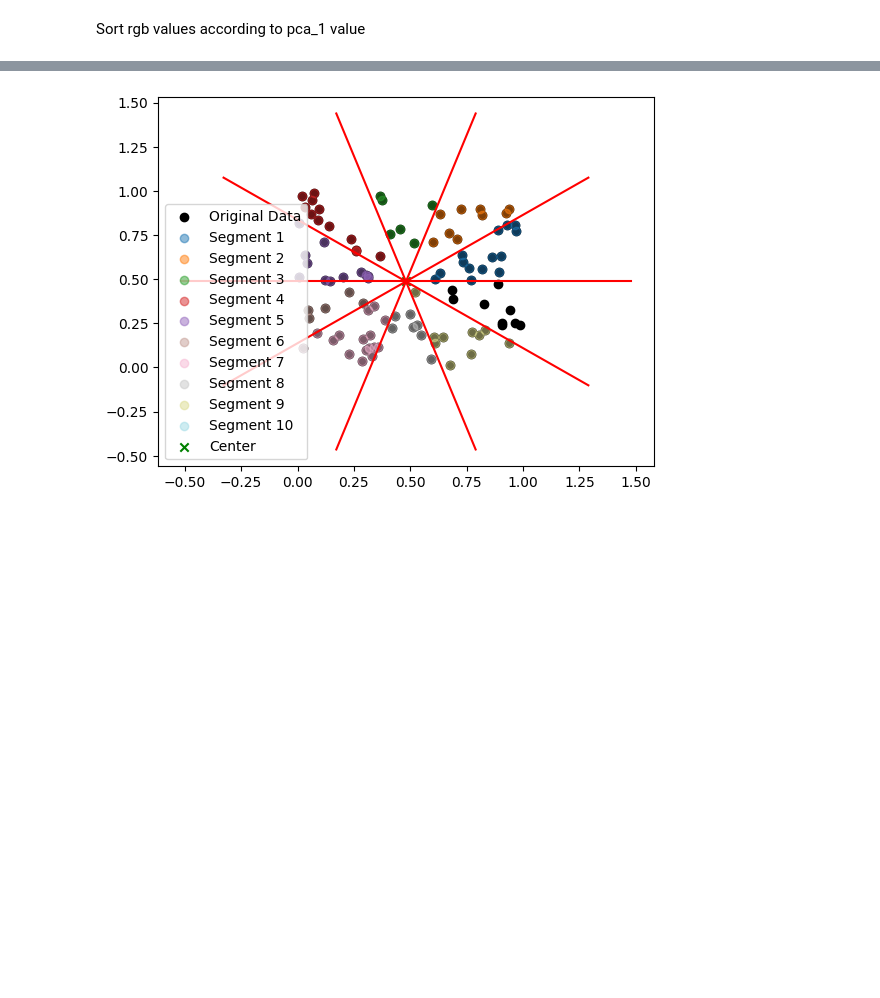
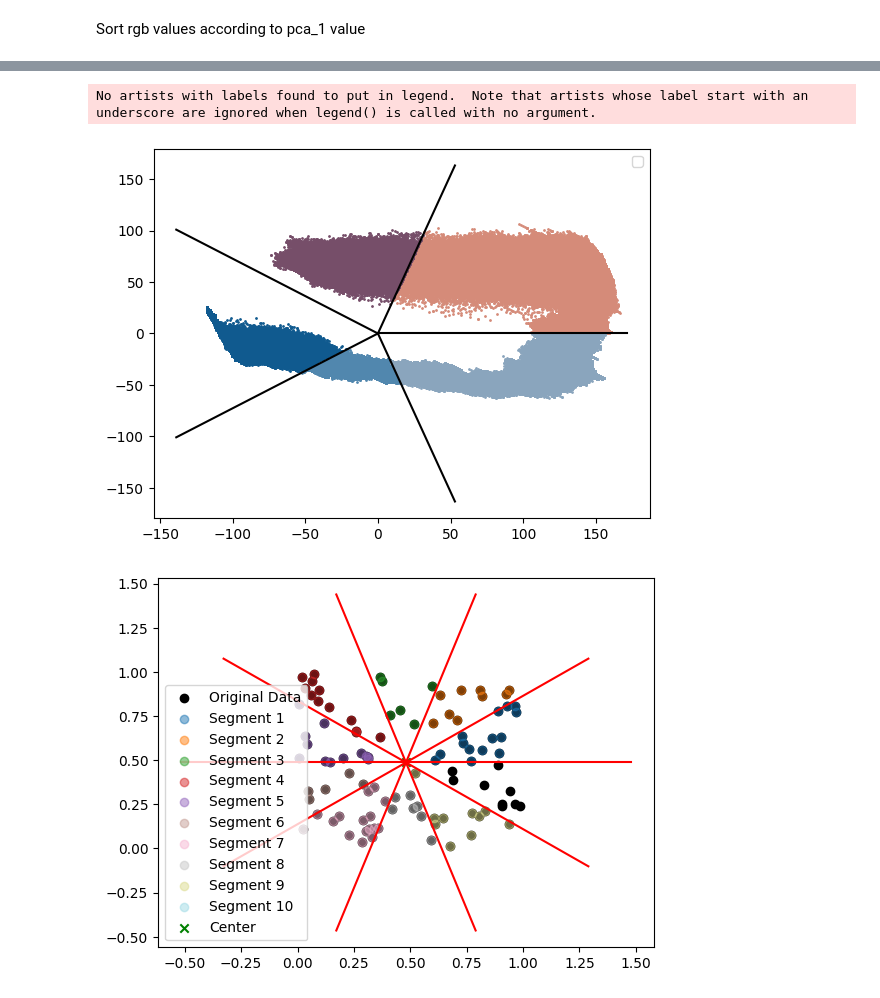
Before and after one commit to hunkim98/sky-palette, a Jupyter notebook: pca_radial.ipynb, the cells around one changed output, grey strips where cells are left out. Cells and saved outputs as stored; diff of their text form; code cells hidden in the pictures; blank space fills up the shorter version.

```diff
--- a/pca_radial.ipynb
+++ b/pca_radial.ipynb
@@ -180,3 +191,74 @@ No artists with labels found to put in legend.  Note that artists whose label st
+# %%
+# Using simple mean
+# Calculate center
+center = np.mean(pca_components, axis=0)
+
+closet_index = np.argmin(np.linalg.norm(pca_components - center, axis=1))
+
+center_color = rgb_array[closet_index]
+
+# Calculate angles (starting from x axis)
+angles = np.arctan2(pca_components[:,1] - center[1], pca_components[:,0] - center[0])
+angles = np.mod(angles, 2 * np.pi)
+# sort angles
+sorted_indices = np.argsort(angles)
+
+# reorder angles
+angles = angles[sorted_indices]
+
+# Calculate distances
+distances = np.sqrt((pca_components[:,0] - center[0])**2 + (pca_components[:,1] - center[1])**2)
+max_distance = np.max(distances)
+
+# Create lines
+num_segments = 5
+segment_angles = np.linspace(0, 2 * np.pi, num_segments, endpoint=False)
+segment_degrees = np.rad2deg(segment_angles)
+segment_lines = [(center[0], center[1], max_distance * np.cos(a), max_distance *  np.sin(a)) for a in segment_angles]
+
+# Determin points inside segments
+points_inside_segments = []
+for a1, a2 in zip(segment_angles, np.roll(segment_angles, -1)):
+    if a2 > a1:
+        points_inside = sorted_indices[(angles >= a1) & (angles < a2)]
+    else:
+        points_inside = sorted_indices[(angles >= a1) | (angles < a2)]
+        if a1 > 2 * np.pi - (a2 - a1):
+            points_inside = sorted_indices[(angles >= a1) & (angles < a2) | (angles < a2 - 2 * np.pi)]
+    points_inside_segments.append(points_inside)
+
+
+segment_colors = plt.cm.get_cmap('tab20', num_segments)
+
+pca_components_x = pca_components[:,0]
+pca_components_y = pca_components[:,1]
+
+cmap = plt.get_cmap('viridis')  # You can choose a different colormap
+
+# Plot
+# plt.scatter(pca_components_x, pca_components_y, c='black', label="Original data")
+for i, line in enumerate(segment_lines):
+    plt.plot([line[0], line[0] + line[2]], [line[1], line[1] + line[3]], color='black')
+
+    # Scatter plot with points inside segments colored based on the segment
+    segment_distances = distances[points_inside_segments[i]]
+    colors_inside_segment = rgb_array[points_inside_segments[i]]
+
+    # Calculate weights based on inverse of distance squared
+    weights = 1.0 / (segment_distances ** 2 + 1e-6)  # Adding a small value to prevent division by zero
+    normalized_weights = weights / np.sum(weights)
+
+    # Calculate weighted mean RGB value
+    weighted_mean_color = np.dot(normalized_weights, colors_inside_segment)
+
+    plt.scatter(pca_components_x[points_inside_segments[i]], pca_components_y[points_inside_segments[i]],\
+                 color=weighted_mean_color/255, alpha=1, s=1)
+
+plt.legend()
+plt.show()
+# %% [output]
+No artists with labels found to put in legend.  Note that artists whose label start with an underscore are ignored when legend() is called with no argument.
+[figure, added]
 # %%
 import numpy as np
 import matplotlib.pyplot as plt
```
Also changed, not shown: parts of 6 cells of this notebook, 21 other files.
